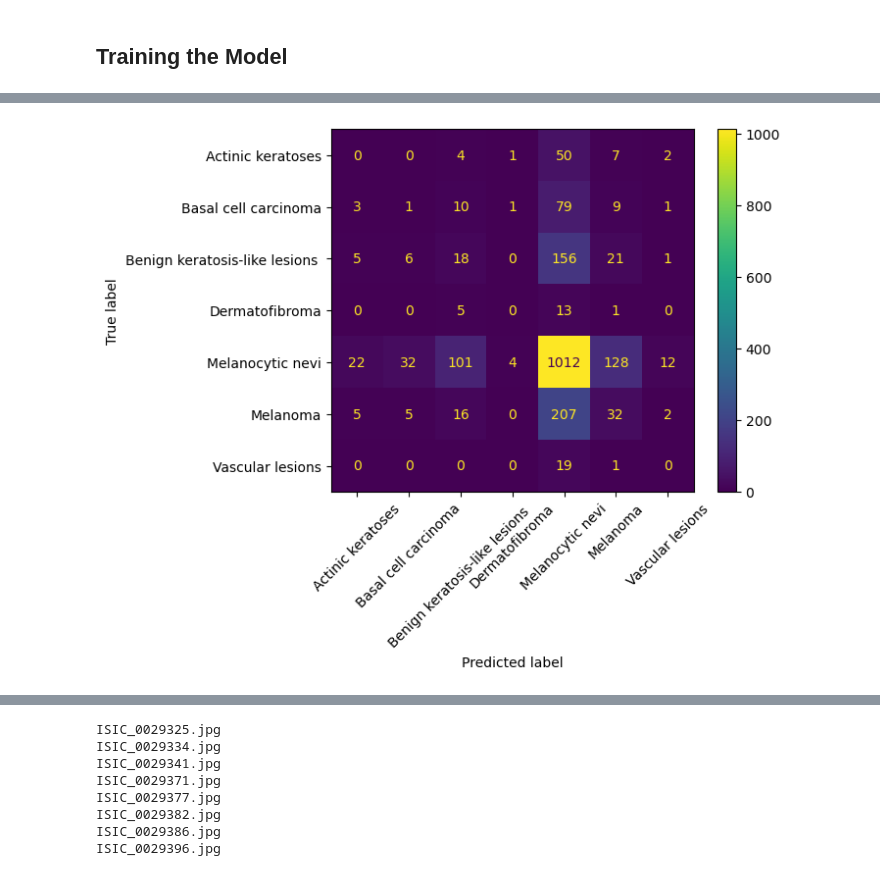
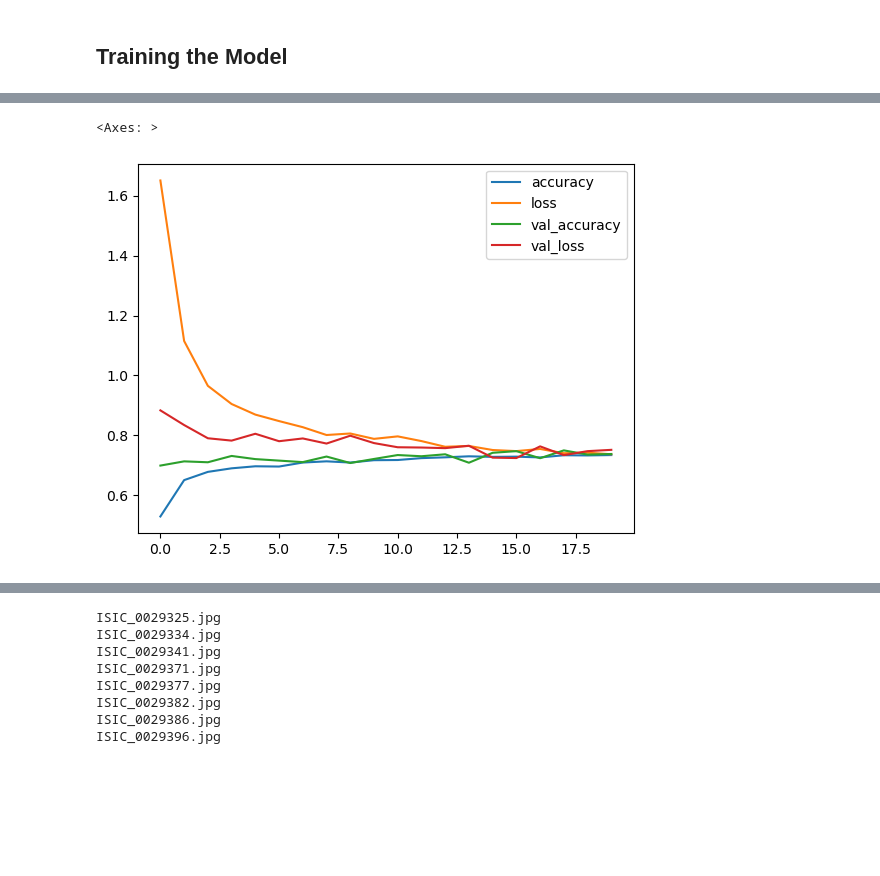
Before and after one commit to JiaLi35/ds-project, a Jupyter notebook: project.ipynb, the cells around one changed output, grey strips where cells are left out. Cells and saved outputs as stored; diff of their text form; code cells hidden in the pictures; blank space fills up the shorter version.

```diff
--- a/project.ipynb
+++ b/project.ipynb
@@ -512,5 +521,13 @@ model2.compile(optimizer='adam', loss='sparse_categorical_crossentropy',metrics=
 # %%
-history2 = model2.fit(
+mobilenet_model.compile(optimizer='adam', loss='sparse_categorical_crossentropy',metrics=['accuracy'])
+
+early_stopping = EarlyStopping(
+    monitor='val_loss',
+    patience=10,
+    restore_best_weights=True
+)
+
+history = mobilenet_model.fit(
     train_gen,
     validation_data=test_gen,
     epochs=20,
@@ -558,5 +554,5 @@ class_names = list(test_gen.class_indices.keys())
-# %%
-ConfusionMatrixDisplay.from_predictions(test_gen.classes,pred_classes2, display_labels=class_names, xticks_rotation=45)
-plt.show()
-# %% [output]
-[figure, removed]
+# %%
+pd.DataFrame(history.history).plot()
+# %% [output]
+<Axes: >
+[figure, added]
```
Also changed, not shown: parts of 44 cells of this notebook, 2 other files.
